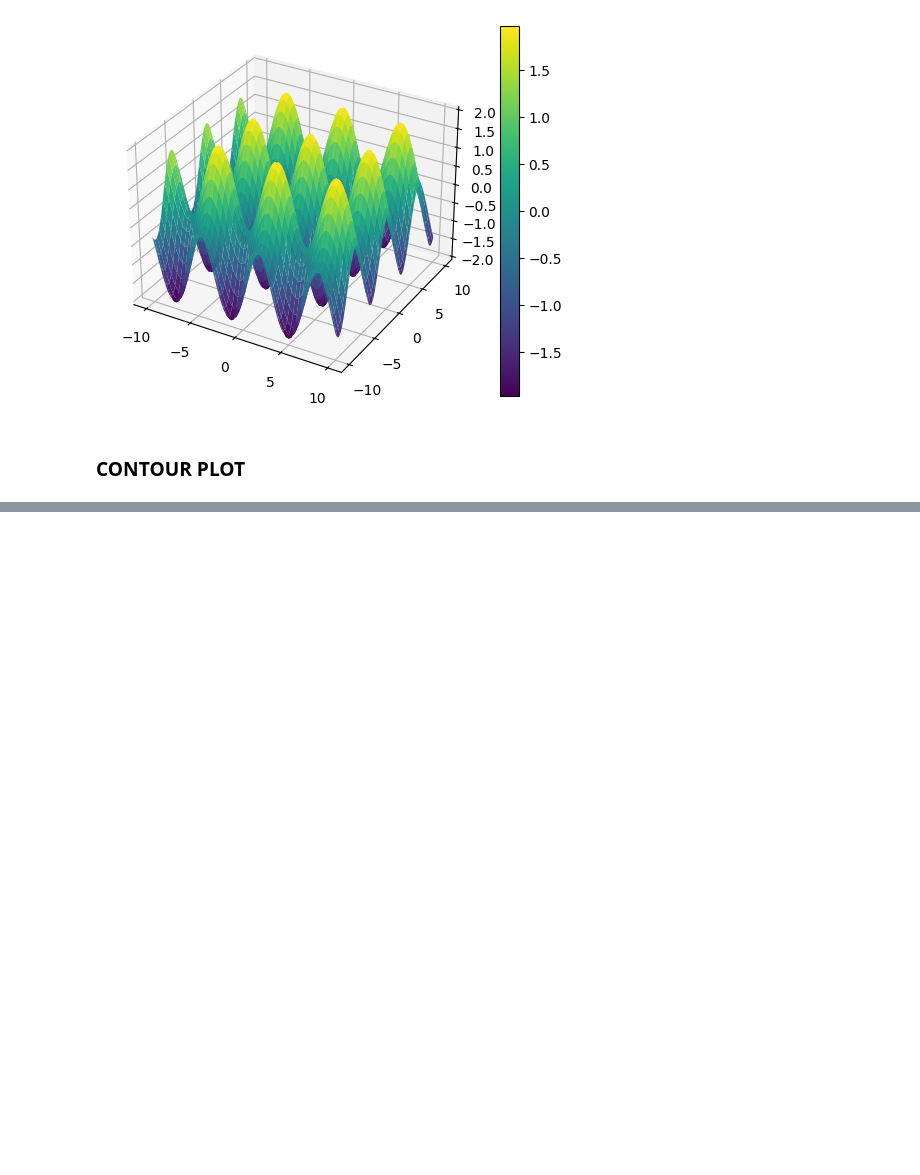
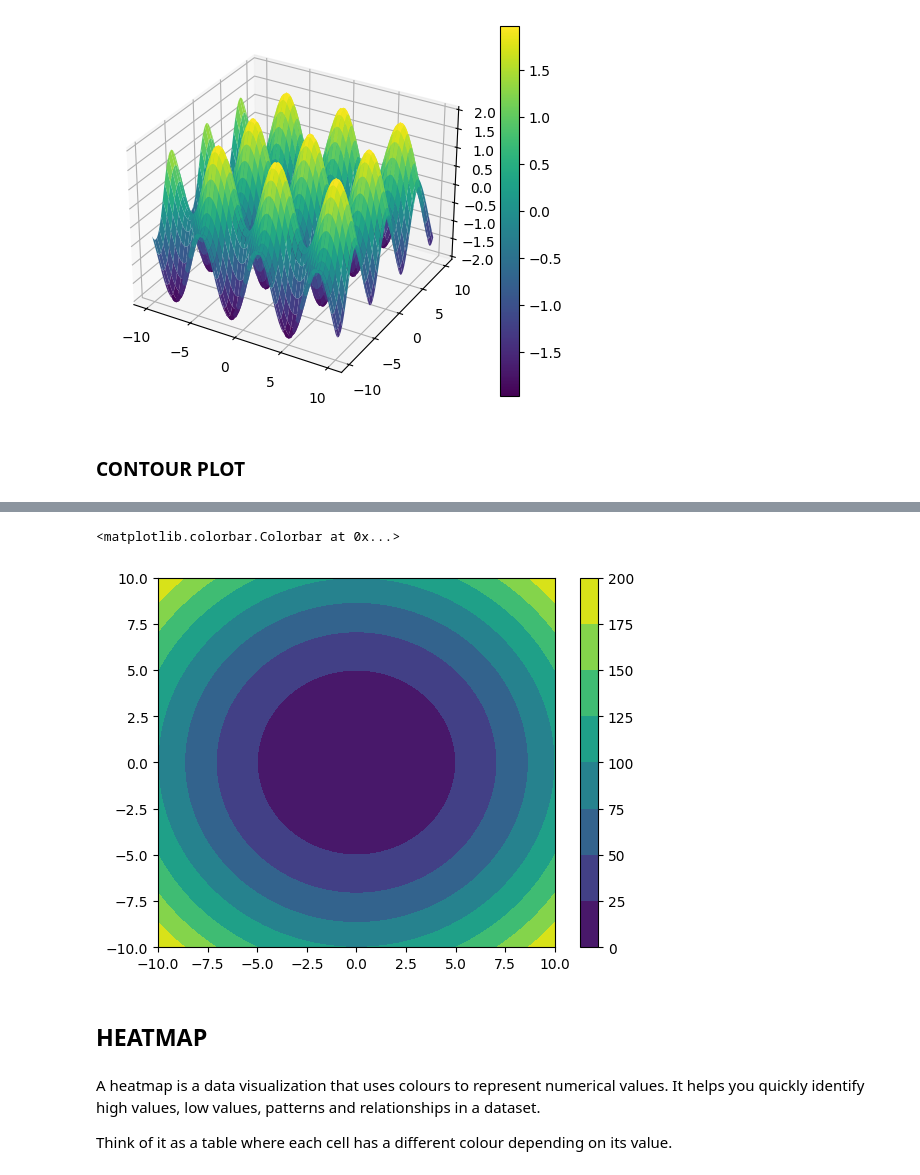
Before and after one commit to harry9855/PYTHON-AI-ML, a Jupyter notebook: Advance_MatplotLib.ipynb, the cells around one changed output, grey strips where cells are left out. Saved outputs shown, nothing was run; the diff lists cells and outputs as text; code cells hidden in the pictures; blank space fills up the shorter version.

```diff
--- a/Advance_MatplotLib.ipynb
+++ b/Advance_MatplotLib.ipynb
@@ -458,0 +512,15 @@ fig.colorbar(p)
+# %%
+fig=plt.figure()
+ax=plt.axes()
+Z=X**2+Y**2
+p=ax.contourf(X,Y,Z,cmap='viridis')
+fig.colorbar(p)
+# %% [output]
+<matplotlib.colorbar.Colorbar at 0x...>
+[figure, added]
+# %% [markdown]
+## HEATMAP
+# %% [markdown]
+A heatmap is a data visualization that uses colours to represent numerical values. It helps you quickly identify high values, low values, patterns and relationships in a dataset.
+
+Think of it as a table where each cell has a different colour depending on its value.
```
Also changed, not shown: parts of 17 cells of this notebook.
